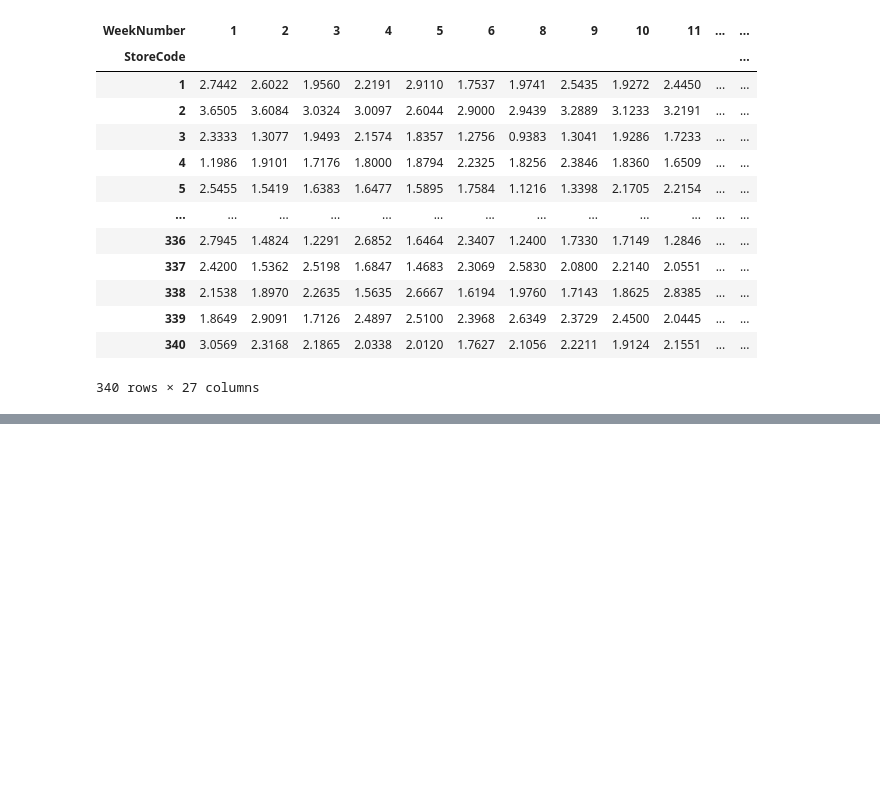
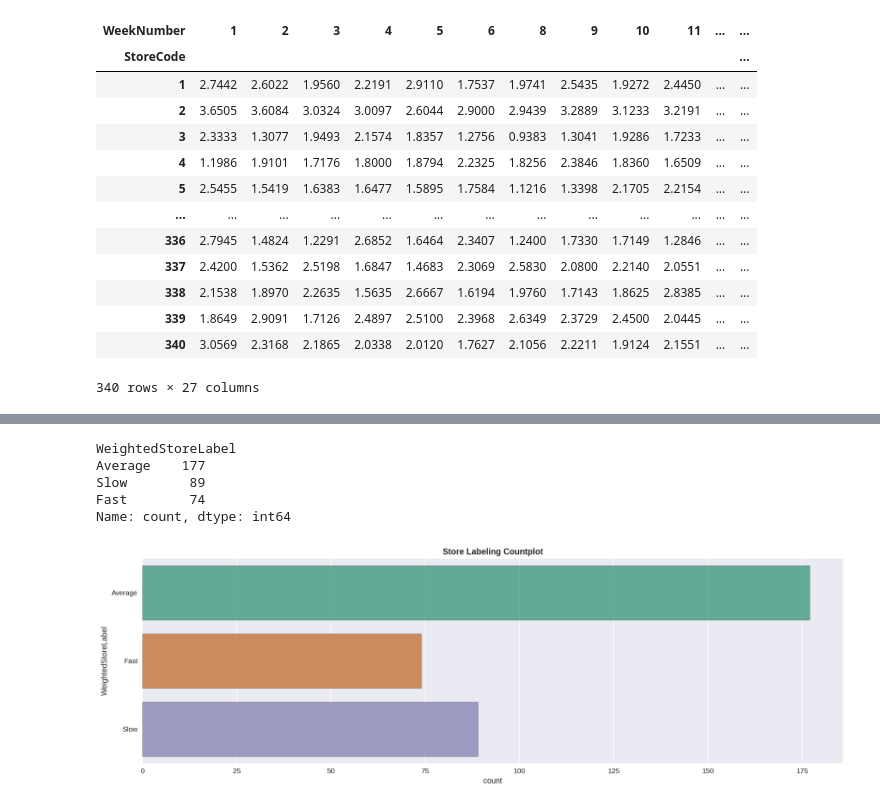
Before and after one commit to Botan-Bulut/DataScienceProjects, a Jupyter notebook: InventAnalyticsCaseStudy/working.ipynb, the cells around one changed output, grey strips where cells are left out. Saved outputs shown, nothing was run; the diff lists cells and outputs as text; code cells hidden in the pictures; blank space fills up the shorter version.

```diff
--- a/InventAnalyticsCaseStudy/working.ipynb
+++ b/InventAnalyticsCaseStudy/working.ipynb
@@ -740,0 +766,4 @@ pivot_weekly_mean_store_sales
+# %%
+# Combine store performance df:
+df_store_performance = pd.concat(df_store_performance)
+df_store_performance['StoreMeanSales'].describe()
@@ -740,0 +816,49 @@ pivot_weekly_mean_store_sales
+# %%
+# Average label value per store:
+avg_label_value_store = df_store_performance[
+    ['StoreCode','StoreLabel']
+].groupby(by='StoreCode', as_index=False).mean()
+
+def weighted_label_generator(label_value: int) -> str:
+    """Calculate weighted label value for each store."""
+
+    # Fast store' requirement:
+    if label_value >= 1.33333333:
+        return 'Fast'
+
+    # Slow store' requirement
+    elif label_value <= 0.66666667:
+        return 'Slow'
+
+    # Average store' requirement:
+    else:
+        return 'Average'
+
+(avg_label_value_store
+ ['WeightedStoreLabel']) = (np.vectorize(weighted_label_generator)
+                              (avg_label_value_store['StoreLabel']))
+
+avg_label_value_store['WeightedStoreLabel'].value_counts()
+# %% [output]
+WeightedStoreLabel
+Average    177
+Slow        89
+Fast        74
+Name: count, dtype: int64
+# %%
+# Countplot of labels:
+fig = plt.figure(figsize=(15, 5), dpi=150)
+ax = fig.add_subplot()
+sns.countplot(data=avg_label_value_store,
+              y='WeightedStoreLabel',
+              hue='WeightedStoreLabel',
+              edgecolor='k',
+              palette='Dark2',
+              alpha=0.70,
+              ax=ax)
+
+ax.set_title('Store Labeling Countplot')
+fig.tight_layout()
+plt.show()
+# %% [output]
+[figure, added]
```
Also changed, not shown: parts of 34 cells of this notebook.
